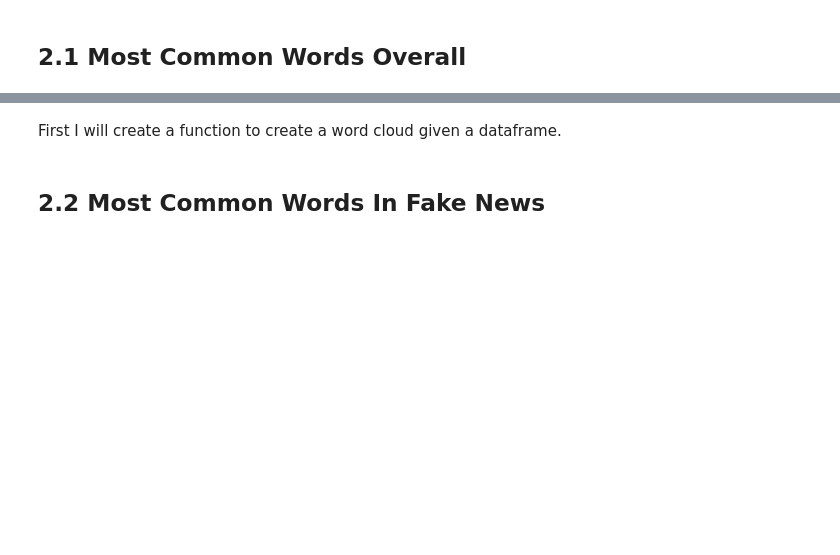
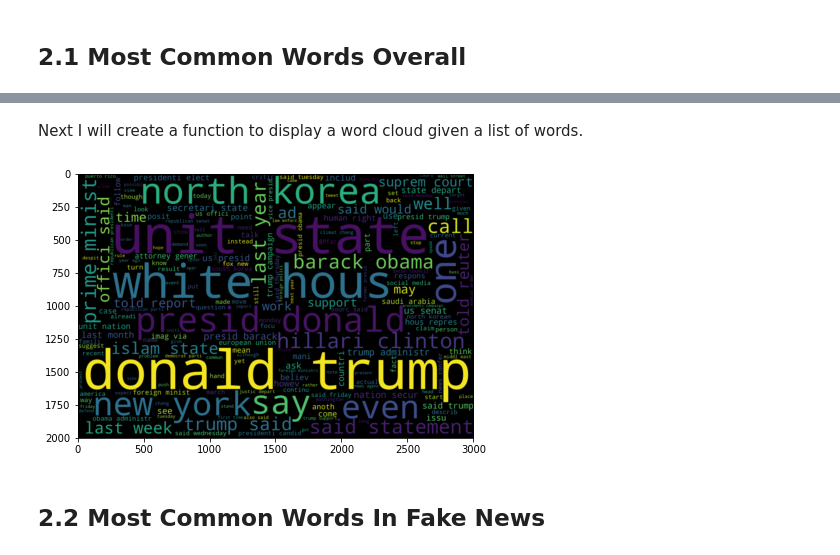
Before and after one commit to georgewillben/real_vs_fake_news, a Jupyter notebook: Exploratory Data Analysis.ipynb, the cells around one changed output, grey strips where cells are left out. Saved outputs shown, nothing was run; the diff lists cells and outputs as text; code cells hidden in the pictures; blank space fills up the shorter version.

```diff
--- a/Exploratory Data Analysis.ipynb
+++ b/Exploratory Data Analysis.ipynb
@@ -34,15 +38,14 @@ explore.head()
+# %%
+def total_words(dataframe):
+    words = []
+    for val in dataframe.tokens.values:
+        token_list = ast.literal_eval(val)
+        for word in token_list:
+            words.append(word)
+
+    return words
+# %%
+fake_words = total_words(explore[explore.real_news==0])
+real_words = total_words(explore[explore.real_news==1])
 # %% [markdown]
-First I will create a function to create a word cloud given a dataframe.
+Next I will create a function to display a word cloud given a list of words.
-# %%
-def to_wordcloud(dataframe):
-    words = ""
-    for token_list in dataframe.tokens.values:
-        for token in token_list:
-            words += token + " "
-
-    wordcloud = WordCloud()
-    wordcloud.generate(words)
-
-    plt.imshow(wordcloud)
-    plt.tight_layout(pad=0)
-    plt.show()
@@ -51,2 +52,16 @@ to_wordcloud(explore)
+# %%
+def to_wordcloud(list_of_words):
+
+    string_of_words = " ".join(list_of_words)
+
+    wc = WordCloud(width = 3000, height = 2000)
+
+    plt.imshow(wc.generate(string_of_words), interpolation="bilinear")
+    plt.tight_layout(pad=0)
+    plt.show()
+# %%
+to_wordcloud(fake_words + real_words)
+# %% [output]
+[figure, added]
 # %% [markdown]
 ## 2.2 Most Common Words In Fake News
```
Also changed, not shown: parts of 19 cells of this notebook, 4 other files.
